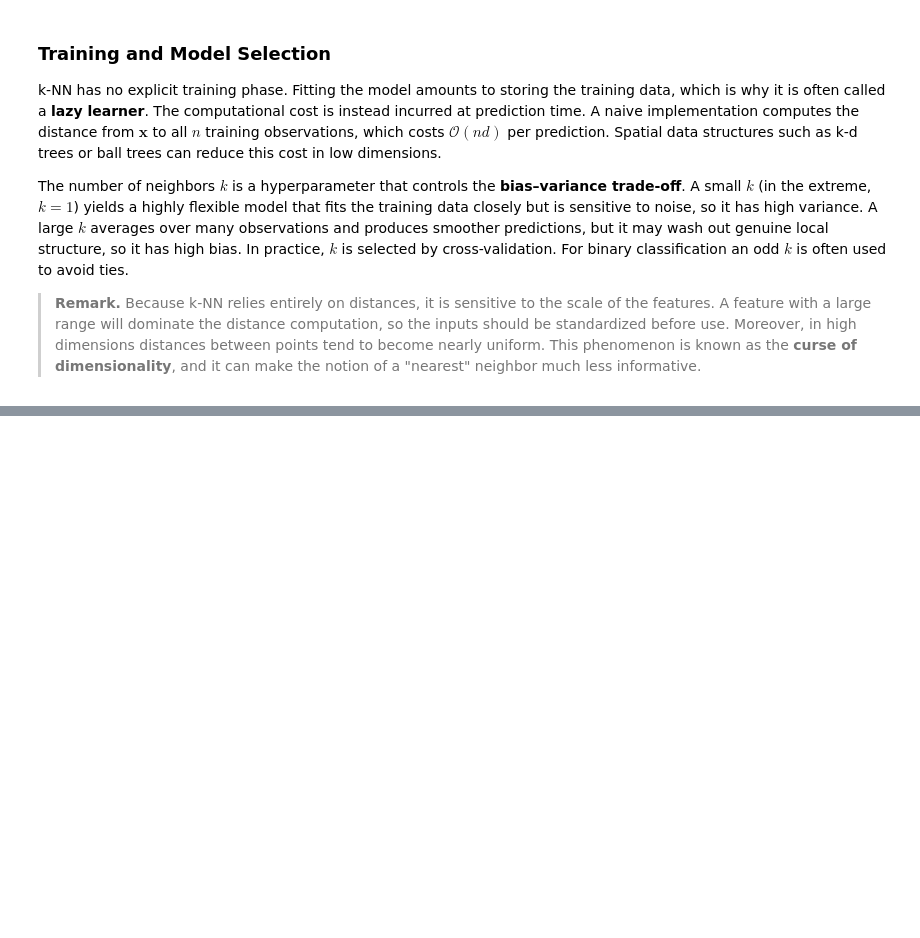
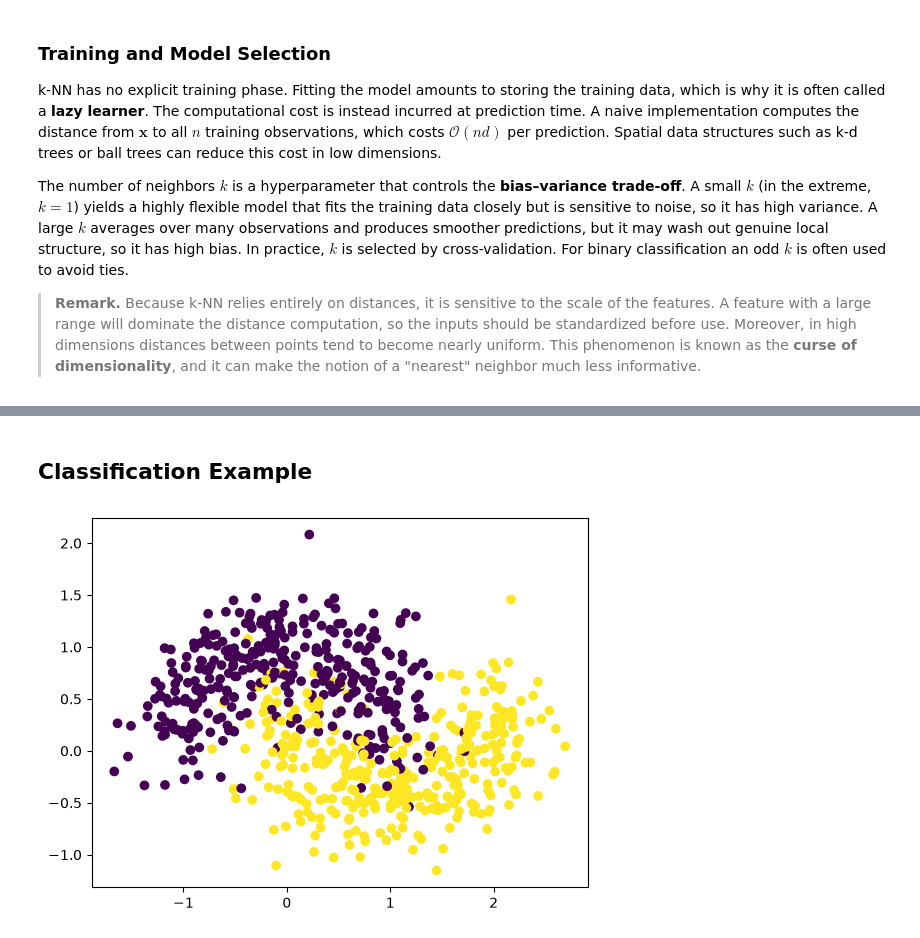
Before and after one commit to SashoVas/ArtificialIntelligenceCourse, a Jupyter notebook: 07_KNN.ipynb, the cells around one changed output, grey strips where cells are left out. Cells and saved outputs as stored; diff of their text form; code cells hidden in the pictures; blank space fills up the shorter version.

```diff
--- a/07_KNN.ipynb
+++ b/07_KNN.ipynb
@@ -113 +154,20 @@ class KNN:
+# %% [markdown]
+## Classification Example
+# %%
+num_samples = 700
+test_size=0.3
+X, y = make_moons(n_samples=num_samples, noise=0.3)
+
+# We take the LAST num_samples * test_size examples as the test set.
+# This is NOT standard practice: normally the test set is chosen at RANDOM.
+# If the data is sorted in any way, this split can bias your results.
+train_X = X[:int(num_samples*(1-test_size))]
+train_y = y[:int(num_samples*(1-test_size))]
+test_X = X[int(num_samples*(1-test_size)):]
+test_y = y[int(num_samples*(1-test_size)):]
+
+plt.scatter(X[:, 0], X[:, 1], c=y)
+plt.show()
+# %% [output]
+[figure, added]
 # %%
```
Also changed, not shown: parts of 12 cells of this notebook.
